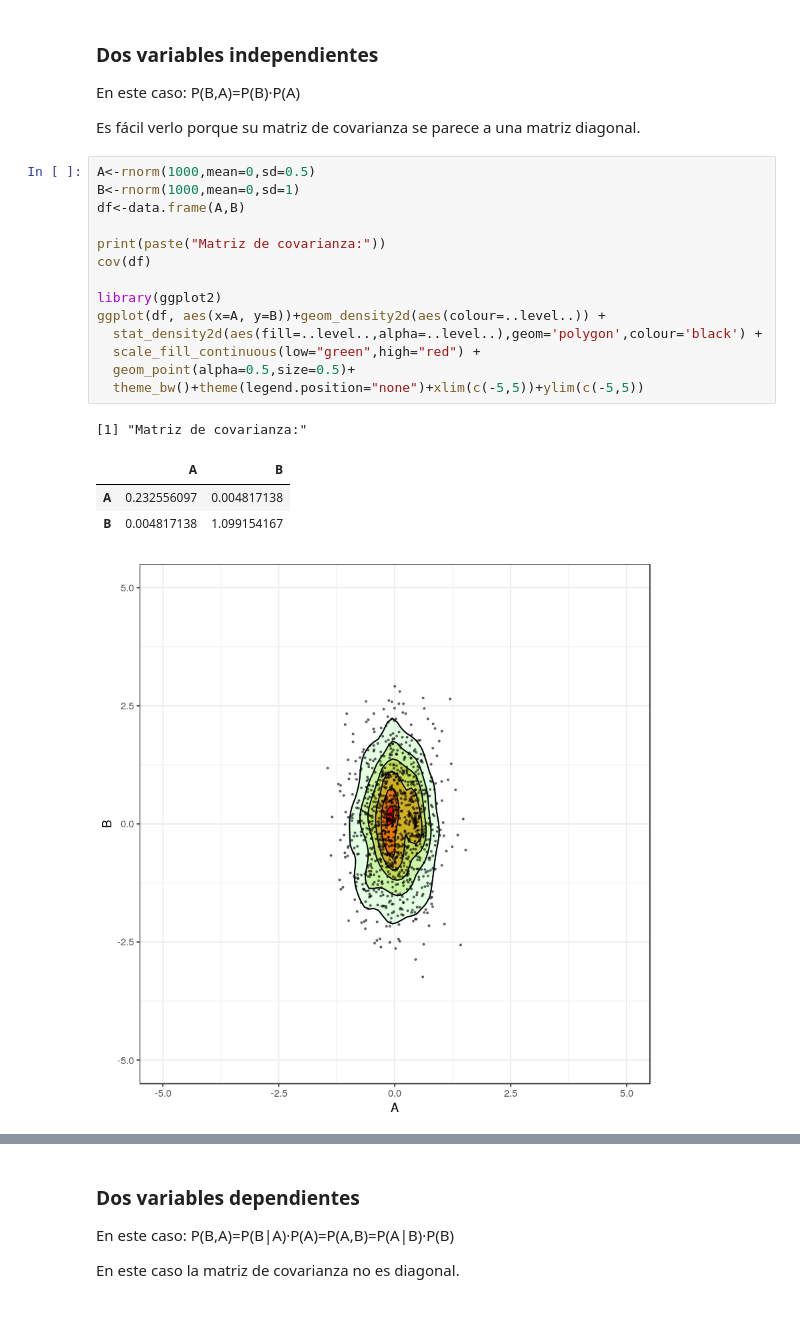
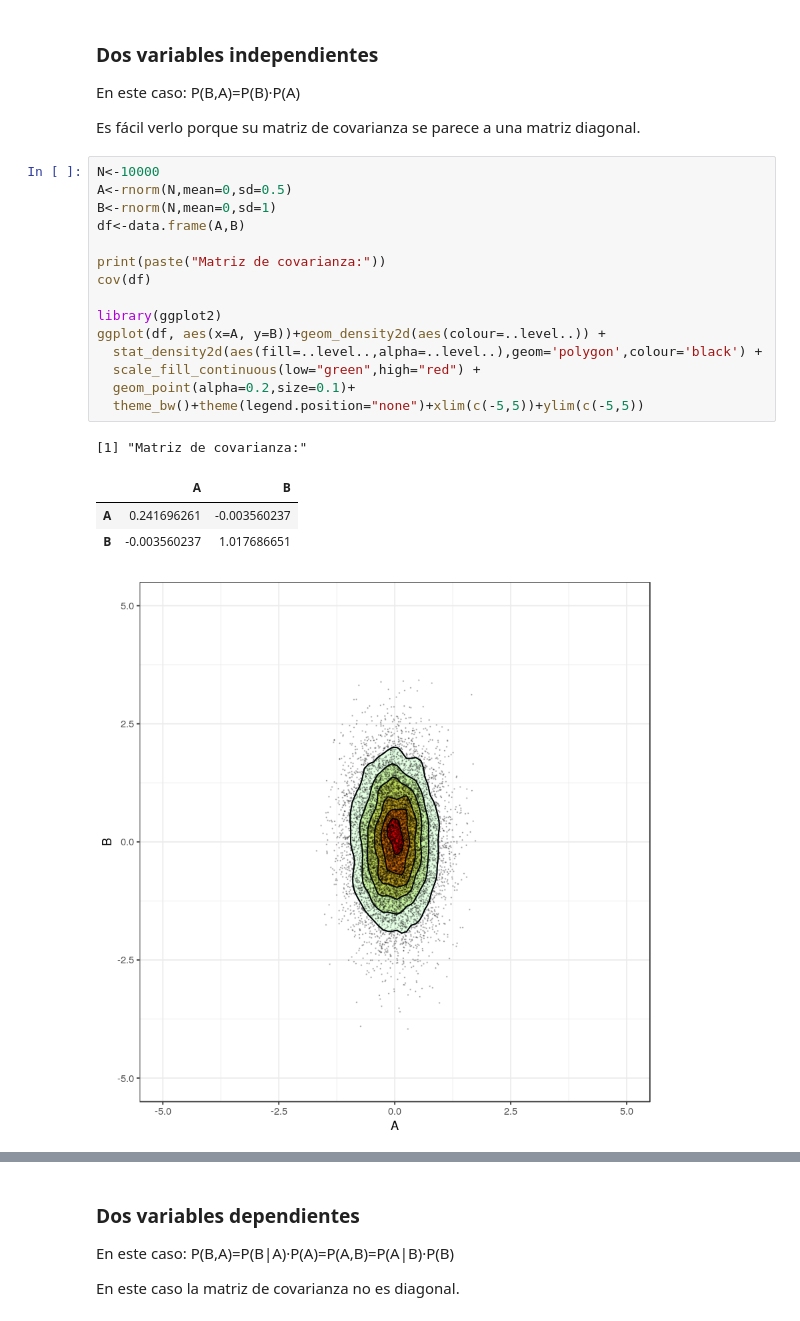
Before and after one commit to planga82/KeepCodingEstadisticaR, a Jupyter notebook: 5 - Relaciones entre variables.ipynb, the cells around one changed output, grey strips where cells are left out. Saved outputs shown, nothing was run; the diff lists cells and outputs as text.

```diff
--- a/5 - Relaciones entre variables.ipynb
+++ b/5 - Relaciones entre variables.ipynb
@@ -929,22 +1053,23 @@ P(B,A)=P(B)·P(A)
 
 Es fácil verlo porque su matriz de covarianza se parece a una matriz diagonal.
 # %%
-A<-rnorm(1000,mean=0,sd=0.5)
-B<-rnorm(1000,mean=0,sd=1)
+N<-10000
+A<-rnorm(N,mean=0,sd=0.5)
+B<-rnorm(N,mean=0,sd=1)
 df<-data.frame(A,B)
 
 print(paste("Matriz de covarianza:"))
 cov(df)
 
 library(ggplot2)
 ggplot(df, aes(x=A, y=B))+geom_density2d(aes(colour=..level..)) +
   stat_density2d(aes(fill=..level..,alpha=..level..),geom='polygon',colour='black') +
   scale_fill_continuous(low="green",high="red") +
-  geom_point(alpha=0.5,size=0.5)+
+  geom_point(alpha=0.2,size=0.1)+
   theme_bw()+theme(legend.position="none")+xlim(c(-5,5))+ylim(c(-5,5))
 # %% [output]
 [1] "Matriz de covarianza:"
 |  | A | B |
-| A | 0.232556097 | 0.004817138 |
-| B | 0.004817138 | 1.099154167 |
+| A | 0.241696261 | -0.003560237 |
+| B | -0.003560237 | 1.017686651 |
-[figure, old version]
+[figure, new version]
```
Also changed, not shown: parts of 18 cells of this notebook, 19 other files.
